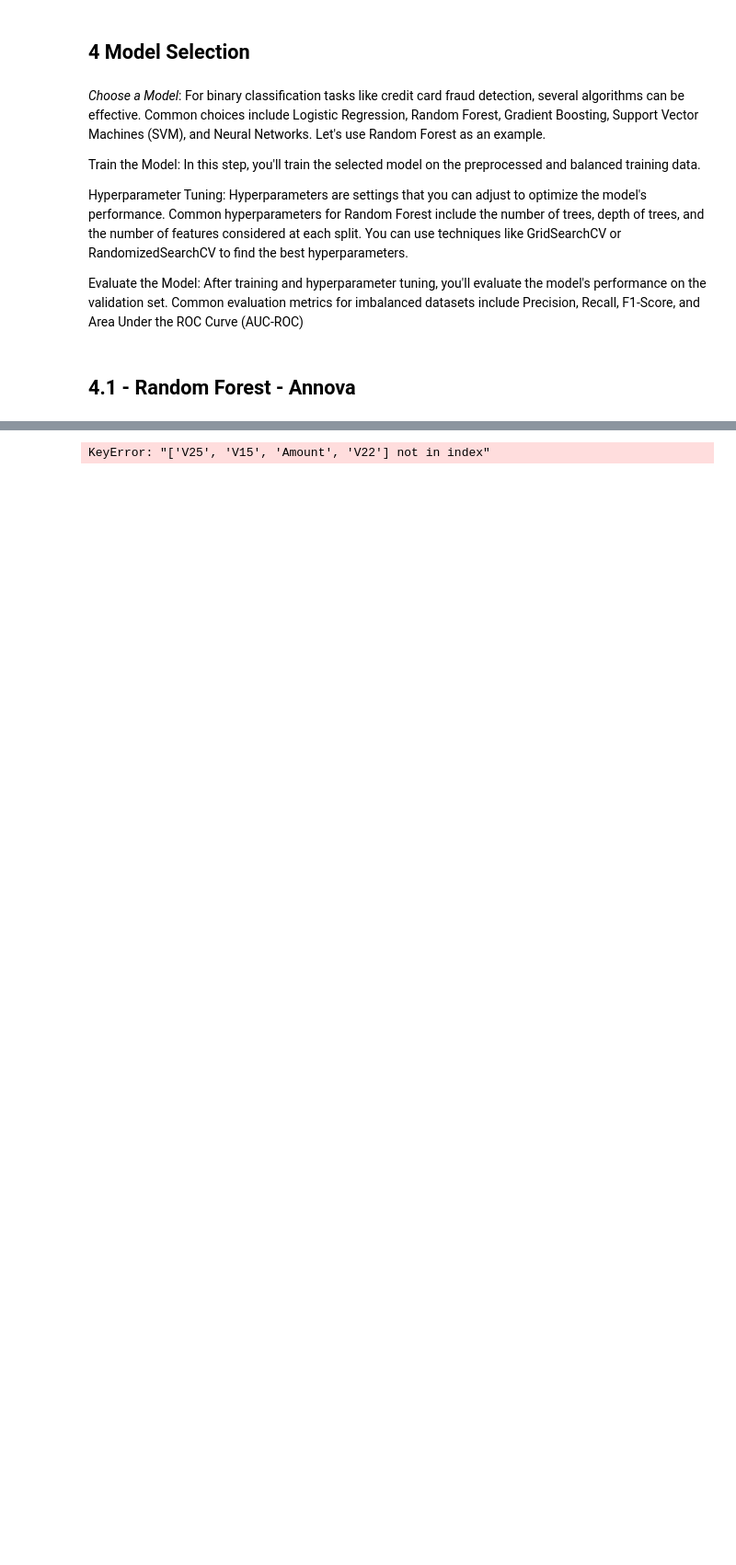
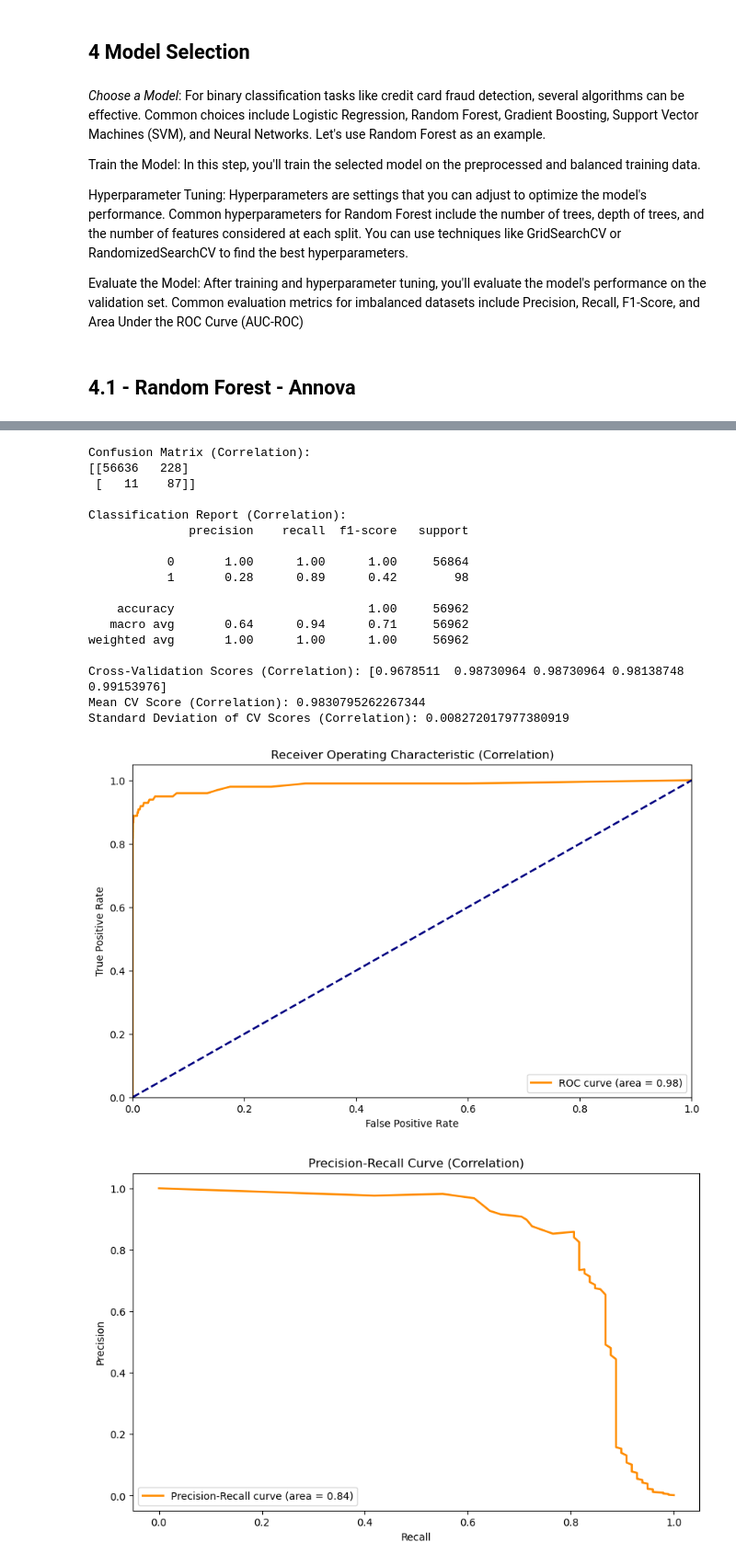
Before and after one commit to jasoncchandra/CreditCardFraud, a Jupyter notebook: Credit Card Fraud.ipynb, the cells around one changed output, grey strips where cells are left out. Shown at 92% size. Saved outputs shown, nothing was run; the diff lists cells and outputs as text; code cells hidden in the pictures; blank space fills up the shorter version.

```diff
--- a/Credit Card Fraud.ipynb
+++ b/Credit Card Fraud.ipynb
@@ -214,6 +251,9 @@ for i in range(len(correlation_matrix.columns)):
 # Convert the set of selected features to a list
 selected_features_corr = list(selected_features_corr)
 
+# Make sure selected features are present in both training and validation data
+selected_features_corr = [feature for feature in selected_features_corr if feature in X_train_scaled.columns and feature in X_val_scaled.columns]
+
 # Data Balancing for Model based on Correlation Plot
 over_corr = SMOTE(sampling_strategy=0.5)
 under_corr = RandomUnderSampler(sampling_strategy=0.1)
@@ -417,17 +459,79 @@ Standard Deviation of CV Scores (ANOVA): 0.005361414388411105
 # %%
 from sklearn.ensemble import RandomForestClassifier
 from sklearn.metrics import classification_report, confusion_matrix
 from sklearn.model_selection import cross_val_score
 from sklearn.metrics import roc_curve, auc, precision_recall_curve
 
 # Instantiate the Random Forest Classifier for the correlation-based features
 model_corr = RandomForestClassifier(n_estimators=100, random_state=42)
 
 # Fit the model on the resampled and scaled training data (Correlation)
 model_corr.fit(X_train_scaled_resampled_corr, y_train_resampled_corr)
 
 # Predict on the scaled validation data (Correlation)
 X_val_scaled_corr = X_val_scaled[selected_features_corr]
-y_pred_corr = model_corr.predict(X_val_scaled)
+y_pred_corr = model_corr.predict(X_val_scaled_corr)
+
+# Evaluate the model (Correlation)
+print("Confusion Matrix (Correlation):")
+print(confusion_matrix(y_val, y_pred_corr))
+print("\nClassification Report (Correlation):")
+print(classification_report(y_val, y_pred_corr))
+
+# Calculate and display cross-validation scores (Correlation)
+cv_scores_corr = cross_val_score(model_corr, X_train_scaled_resampled_corr, y_train_resampled_corr, cv=5, scoring='accuracy')
+print("Cross-Validation Scores (Correlation):", cv_scores_corr)
+print("Mean CV Score (Correlation):", cv_scores_corr.mean())
+print("Standard Deviation of CV Scores (Correlation):", cv_scores_corr.std())
+
+# Predict class probabilities (Correlation)
+y_prob_corr = model_corr.predict_proba(X_val_scaled_corr)[:, 1]
+
+# Calculate ROC curve and AUC (Correlation)
+fpr_corr, tpr_corr, _ = roc_curve(y_val, y_prob_corr)
+roc_auc_corr = auc(fpr_corr, tpr_corr)
+
+# Calculate precision-recall curve and AUC (Correlation)
+precision_corr, recall_corr, _ = precision_recall_curve(y_val, y_prob_corr)
+pr_auc_corr = auc(recall_corr, precision_corr)
+
+# Plot ROC curve (Correlation)
+plt.figure(figsize=(10, 6))
+plt.plot(fpr_corr, tpr_corr, color='darkorange', lw=2, label='ROC curve (area = %0.2f)' % roc_auc_corr)
+plt.plot([0, 1], [0, 1], color='navy', lw=2, linestyle='--')
+plt.xlim([0.0, 1.0])
+plt.ylim([0.0, 1.05])
+plt.xlabel('False Positive Rate')
+plt.ylabel('True Positive Rate')
+plt.title('Receiver Operating Characteristic (Correlation)')
+plt.legend(loc='lower right')
+plt.show()
+
+# Plot precision-recall curve (Correlation)
+plt.figure(figsize=(10, 6))
+plt.plot(recall_corr, precision_corr, color='darkorange', lw=2, label='Precision-Recall curve (area = %0.2f)' % pr_auc_corr)
+plt.xlabel('Recall')
+plt.ylabel('Precision')
+plt.title('Precision-Recall Curve (Correlation)')
+plt.legend(loc='lower left')
+plt.show()
 # %% [output]
-KeyError: "['V25', 'V15', 'Amount', 'V22'] not in index"
+Confusion Matrix (Correlation):
+[[56636   228]
+ [   11    87]]
+
+Classification Report (Correlation):
+              precision    recall  f1-score   support
+
+           0       1.00      1.00      1.00     56864
+           1       0.28      0.89      0.42        98
+
+    accuracy                           1.00     56962
+   macro avg       0.64      0.94      0.71     56962
+weighted avg       1.00      1.00      1.00     56962
+
+Cross-Validation Scores (Correlation): [0.9678511  0.98730964 0.98730964 0.98138748 0.99153976]
+Mean CV Score (Correlation): 0.9830795262267344
+Standard Deviation of CV Scores (Correlation): 0.008272017977380919
+[figure, added]
+[figure, added]
```
Also changed, not shown: parts of 24 cells of this notebook, 1 other file.
